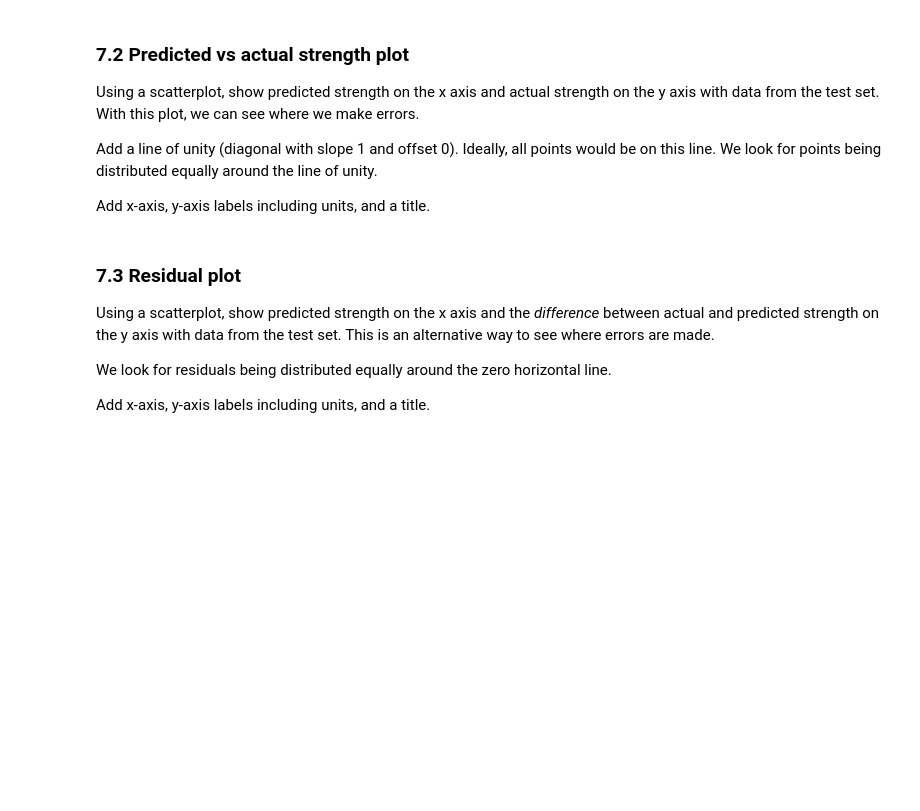
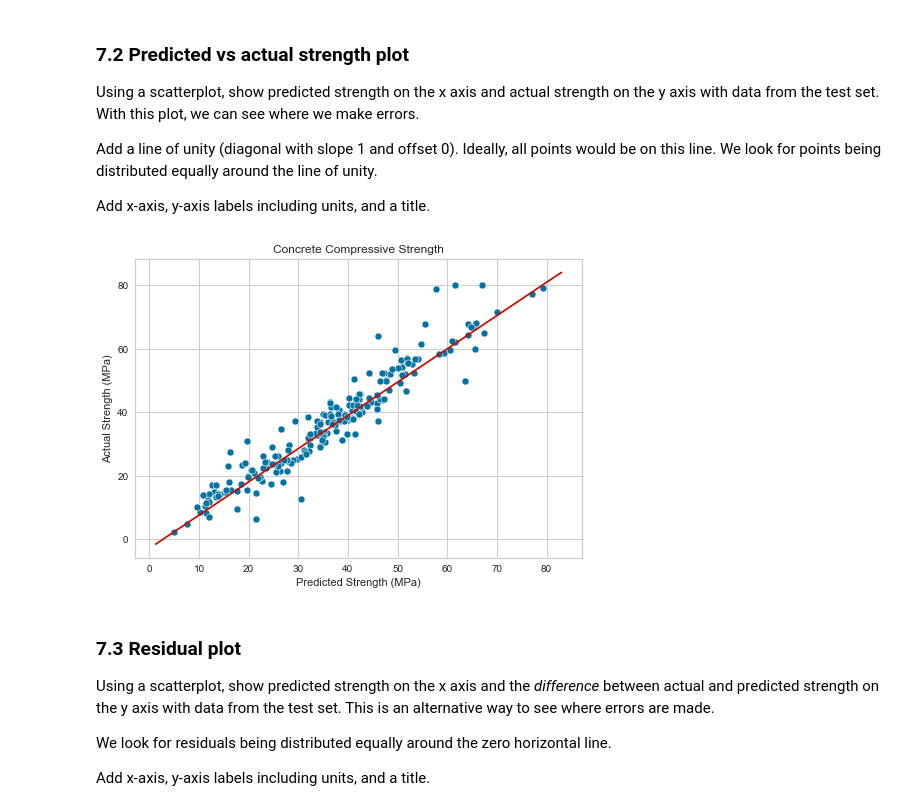
Before and after one commit to meng-ucalgary/ensf-611-assignment-2, a Jupyter notebook: lab2.ipynb, the cells around one changed output. Drawn from its saved outputs; the diff is of its cells as text; code cells hidden in the pictures; blank space fills up the shorter version.

Commit message:
Plots for the better model

```diff
--- a/lab2.ipynb
+++ b/lab2.ipynb
@@ -320,3 +320,17 @@ Add x-axis, y-axis labels including units, and a title.
+# %%
+sns.scatterplot(x=y_test_predicted, y=y_test)
+
+# adding line of unity
+plt.plot(plt.xlim(), plt.ylim(), color='r')
+
+# add the title
+plt.title("Concrete Compressive Strength")
+
+# label the axes
+plt.xlabel('Predicted Strength (MPa)');
+plt.ylabel('Actual Strength (MPa)');
+# %% [output]
+[figure, added]
 # %% [markdown]
 ### 7.3 Residual plot
 Using a scatterplot, show predicted strength on the x axis and the *difference* between actual and predicted strength on the y axis with data from the test set. This is an alternative way to see where errors are made.
```
Also changed, not shown: parts of 5 cells of this notebook.
